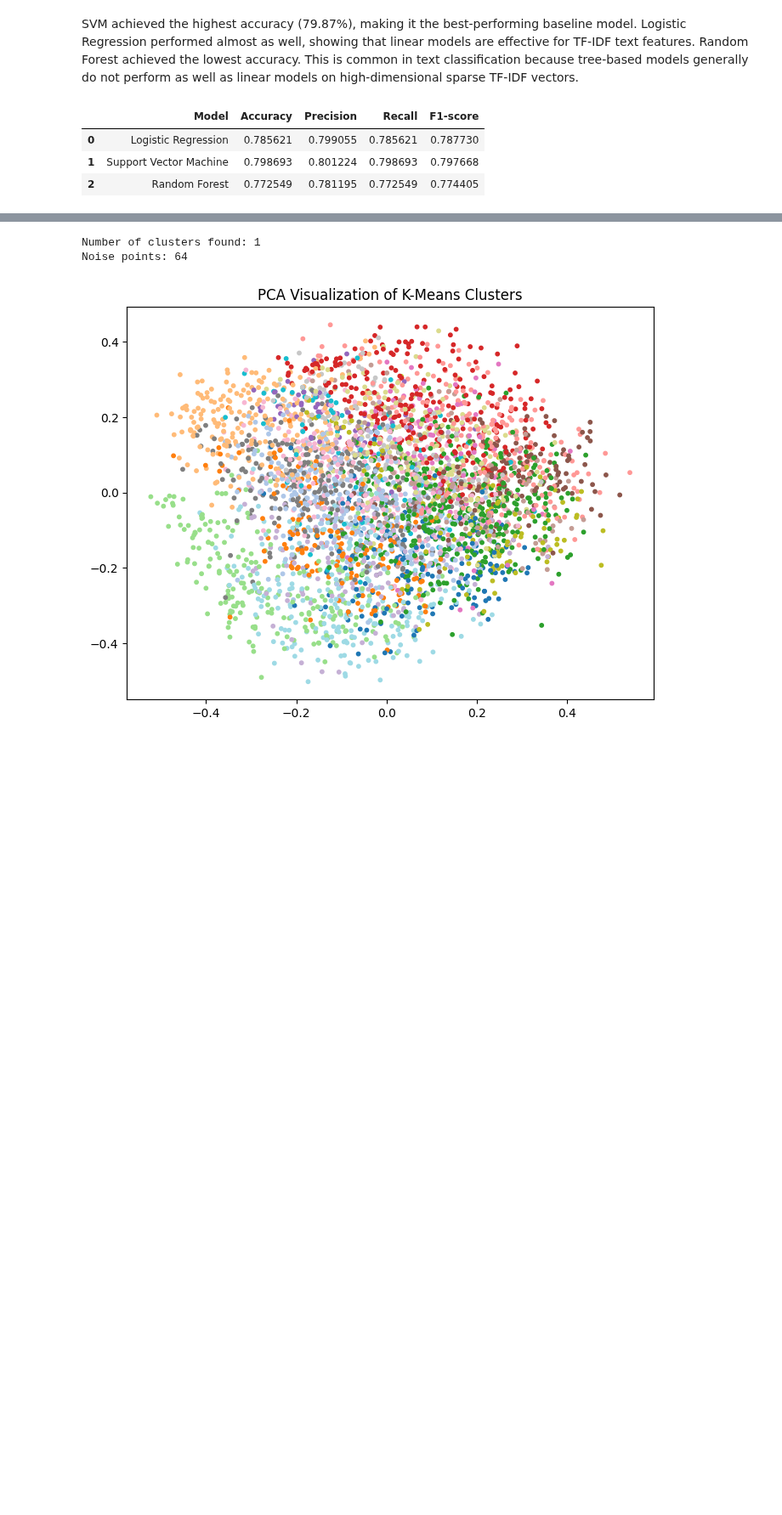
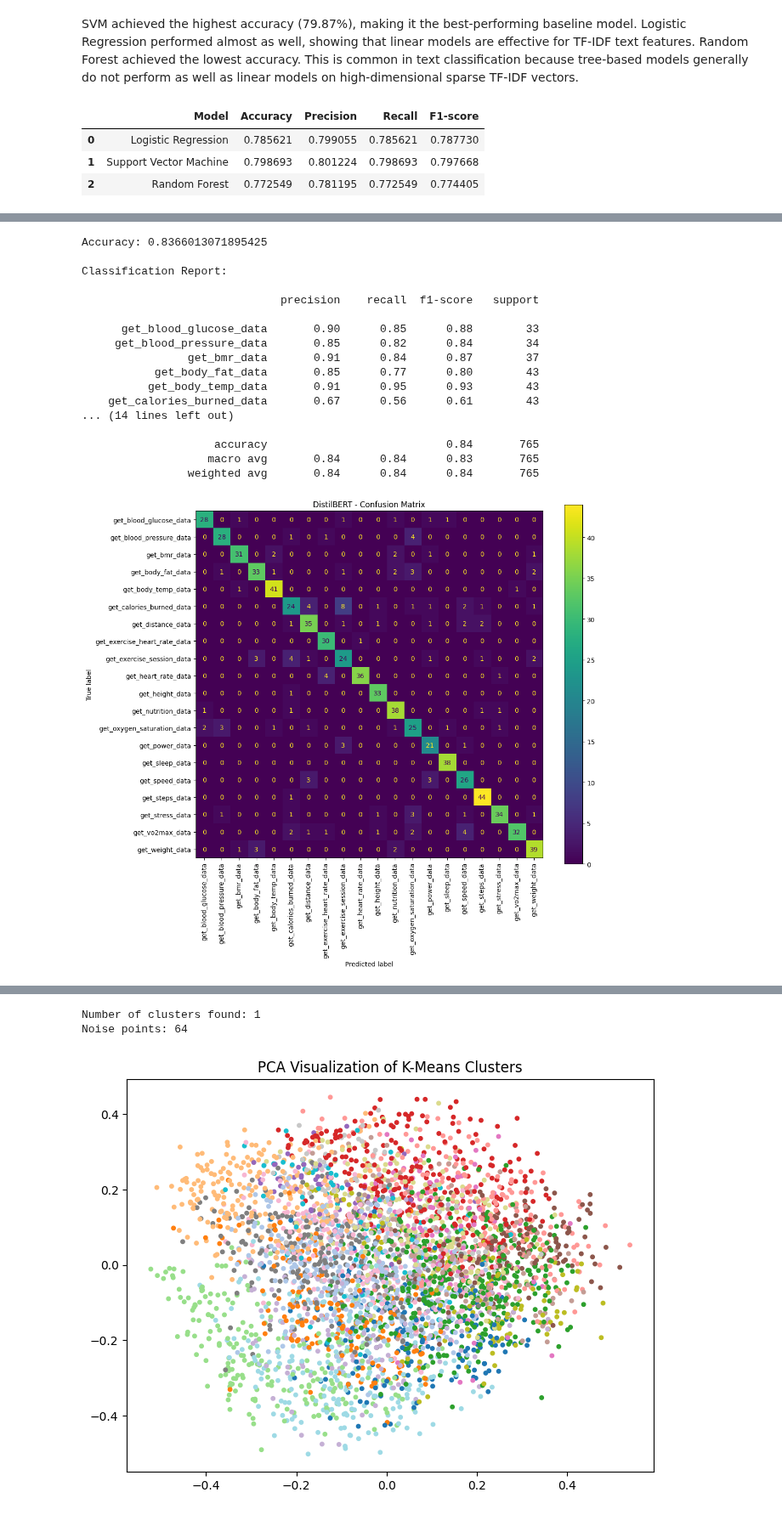
Before and after one commit to preranna-1/mindcall-health-intent-classifier, a Jupyter notebook: Final_code.ipynb, the cells around one changed output, grey strips where cells are left out. Shown at 85% size. Saved outputs shown, nothing was run; the diff lists cells and outputs as text; code cells hidden in the pictures; blank space fills up the shorter version.

```diff
--- a/Final_code.ipynb
+++ b/Final_code.ipynb
@@ -444,0 +554,16 @@ results
+# %%
+from datasets import Dataset
+
+
+def to_hf_dataset(df):
+    ds = Dataset.from_pandas(df[["patient_query", "label"]].reset_index(drop=True))
+    ds = ds.map(lambda batch: tokenizer(batch["patient_query"], truncation=True, max_length=64, padding="max_length"), batched=True)
+    ds = ds.remove_columns(["patient_query"])
+    ds.set_format("torch")
+    return ds
+
+train_ds = to_hf_dataset(train)
+val_ds = to_hf_dataset(validation)
+test_ds = to_hf_dataset(test)
+
+print(train_ds)
@@ -444,0 +648,22 @@ results
+# %%
+from sklearn.metrics import classification_report, accuracy_score, ConfusionMatrixDisplay
+import matplotlib.pyplot as plt
+
+test_predictions = trainer.predict(test_ds)
+y_pred_bert = np.argmax(test_predictions.predictions, axis=-1)
+y_true_bert = test_predictions.label_ids
+
+y_pred_labels = label_encoder.inverse_transform(y_pred_bert)
+y_true_labels = label_encoder.inverse_transform(y_true_bert)
+
+print("Accuracy:", accuracy_score(y_true_labels, y_pred_labels))
+print("\nClassification Report:\n")
+print(classification_report(y_true_labels, y_pred_labels))
+
+fig, ax = plt.subplots(figsize=(12, 10))
+ConfusionMatrixDisplay.from_predictions(
+    y_true_labels, y_pred_labels, xticks_rotation=90, ax=ax
+)
+plt.title("DistilBERT - Confusion Matrix")
+plt.show()
+# %% [output]
@@ -444,0 +671,18 @@ results
+Accuracy: 0.8366013071895425
+
+Classification Report:
+
+                              precision    recall  f1-score   support
+
+      get_blood_glucose_data       0.90      0.85      0.88        33
+     get_blood_pressure_data       0.85      0.82      0.84        34
+                get_bmr_data       0.91      0.84      0.87        37
+           get_body_fat_data       0.85      0.77      0.80        43
+          get_body_temp_data       0.91      0.95      0.93        43
+    get_calories_burned_data       0.67      0.56      0.61        43
+... (14 lines left out)
+
+                    accuracy                           0.84       765
+                   macro avg       0.84      0.84      0.83       765
+                weighted avg       0.84      0.84      0.84       765
+[figure, added]
```
Also changed, not shown: parts of 23 cells of this notebook.
